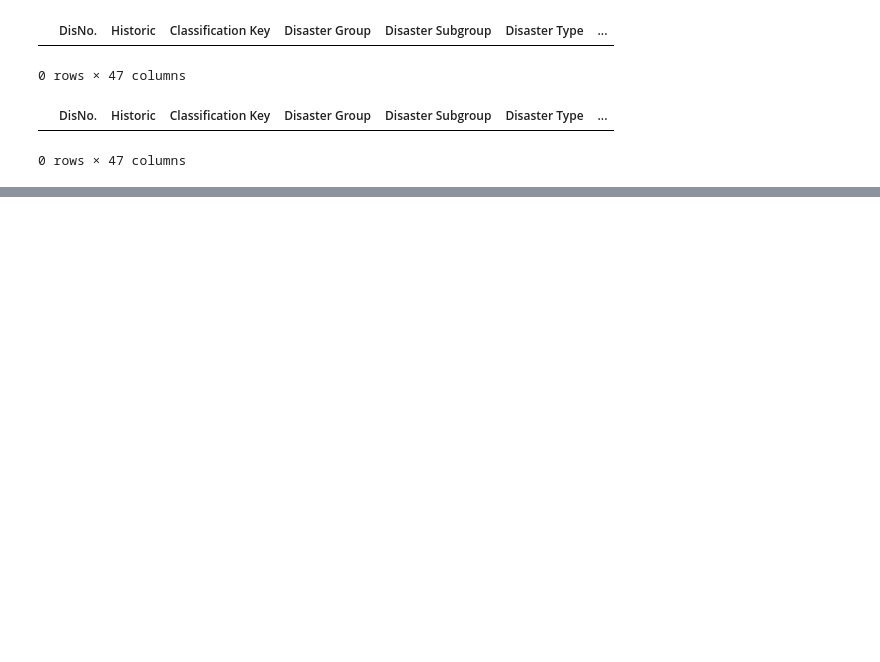
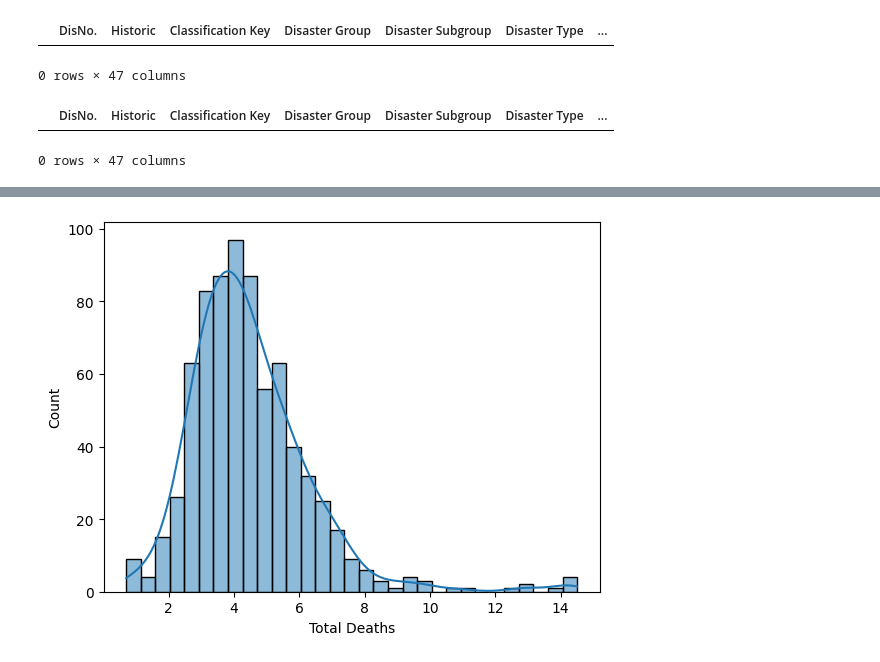
Before and after one commit to Rajdeep0010/Disaster_Project, a Jupyter notebook: notebooks/EDA.ipynb, the cells around one changed output, grey strips where cells are left out. Saved outputs shown, nothing was run; the diff lists cells and outputs as text; code cells hidden in the pictures; blank space fills up the shorter version.

```diff
--- a/notebooks/EDA.ipynb
+++ b/notebooks/EDA.ipynb
@@ -429,0 +477,5 @@ display(df[df['Total Deaths'] <= 0])
+# %%
+sns.histplot(np.log1p(df['Total Deaths']), kde=True)
+plt.show()
+# %% [output]
+[figure, added]
```
Also changed, not shown: parts of 12 cells of this notebook, 1 other file.
